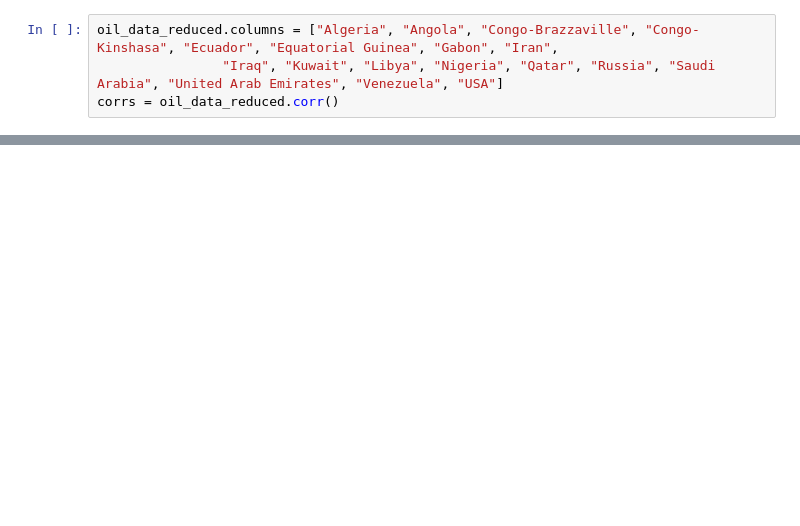
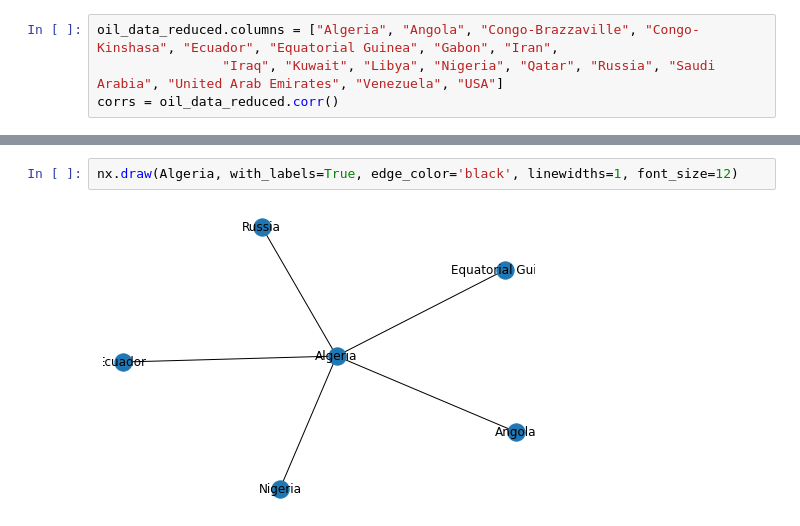
Before and after one commit to dray89/datascience_project, a Jupyter notebook: monthly-oil-production-data.ipynb, the cells around one changed output, grey strips where cells are left out. Drawn from its saved outputs; the diff is of its cells as text; blank space fills up the shorter version.

```diff
--- a/monthly-oil-production-data.ipynb
+++ b/monthly-oil-production-data.ipynb
@@ -83,0 +156,4 @@ oil_data_reduced.to_stata("oil_data_bootcamp.dta")
+# %%
+nx.draw(Algeria, with_labels=True, edge_color='black', linewidths=1, font_size=12)
+# %% [output]
+[figure, added]
```
Also changed, not shown: parts of 22 cells of this notebook.
